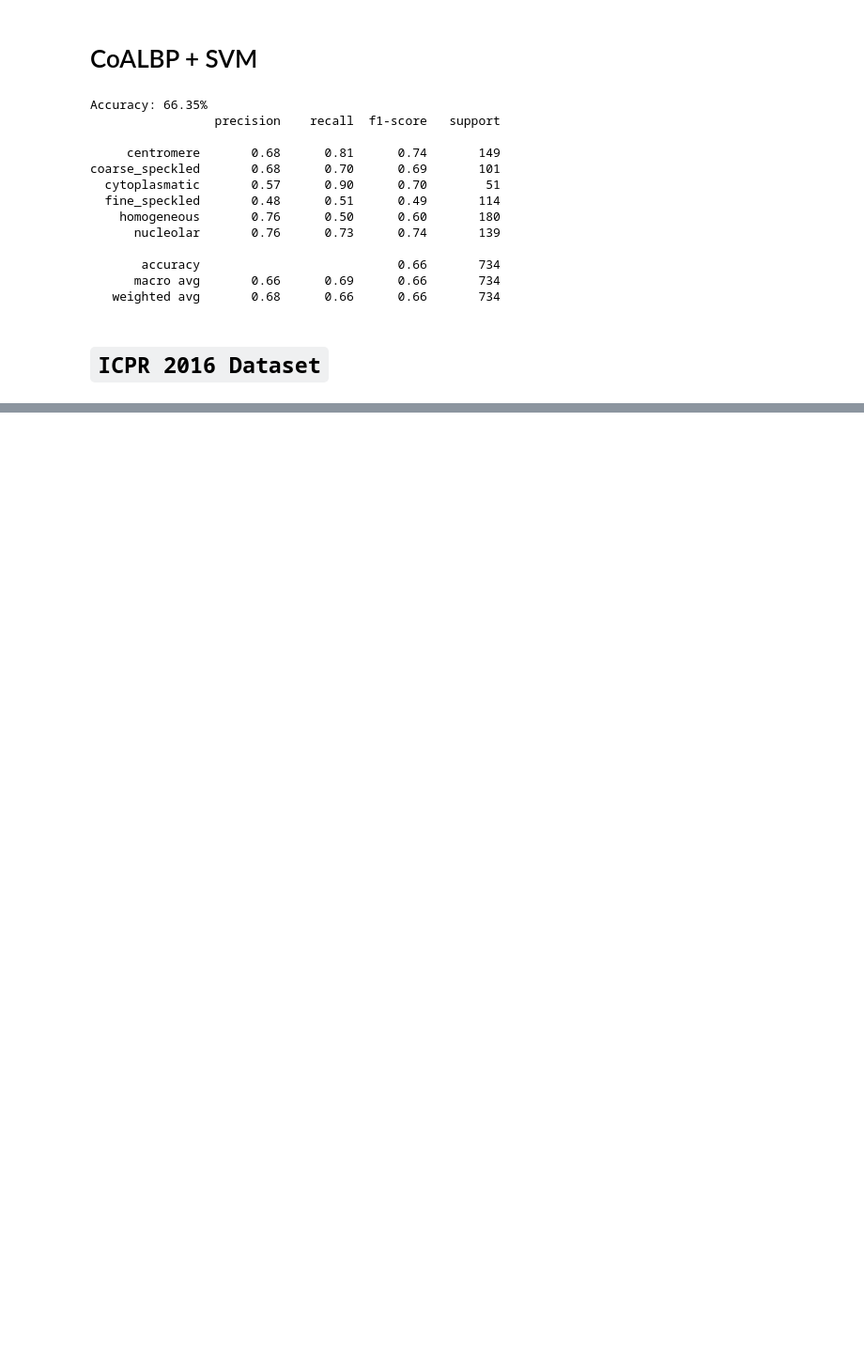
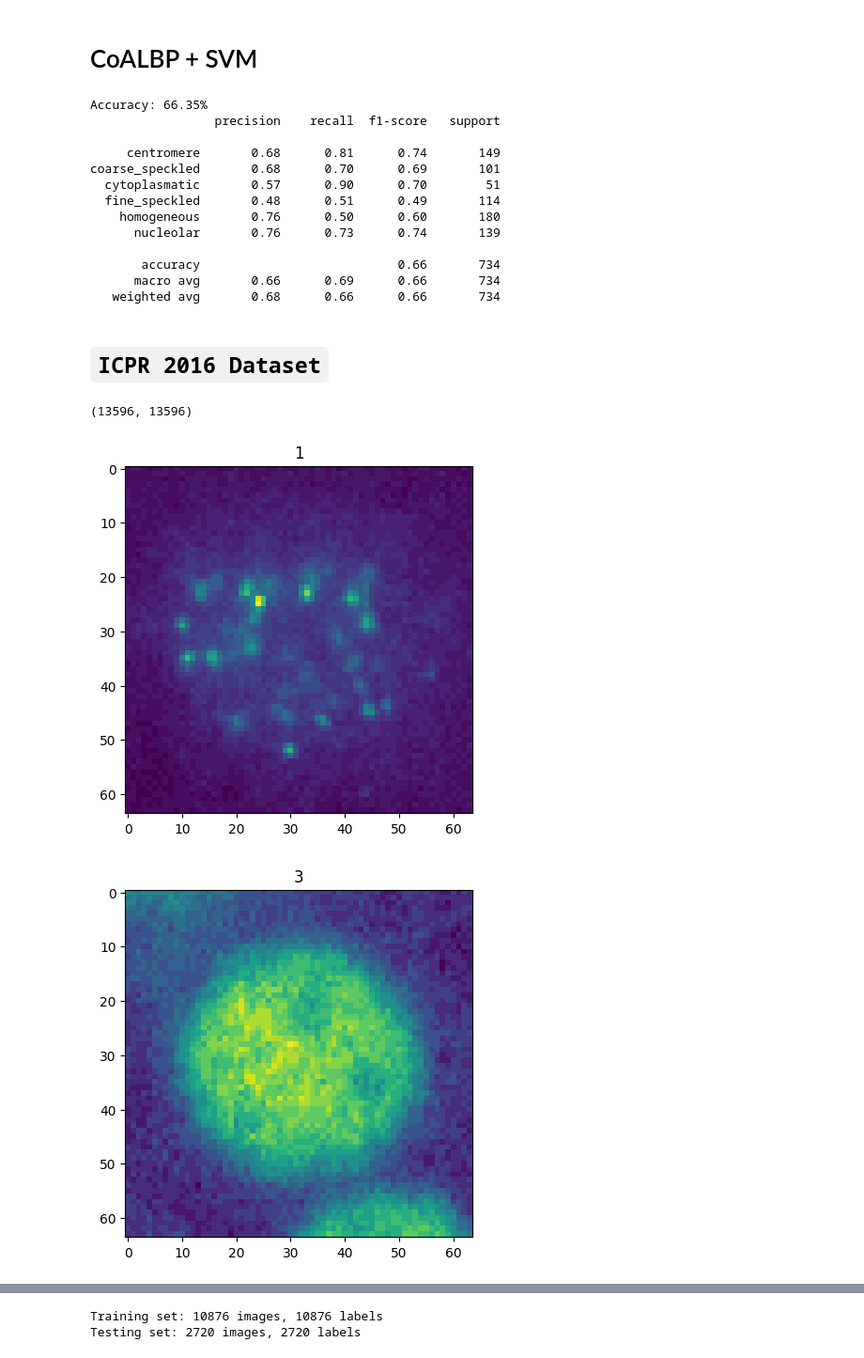
Before and after one commit to TanishqSharma2022/HEp2-Cell-Classification-Survey, a Jupyter notebook: CoALBP-SVM/main.ipynb, the cells around one changed output, grey strips where cells are left out. Shown at 94% size. Drawn from its saved outputs; the diff is of its cells as text; code cells hidden in the pictures; blank space fills up the shorter version.

Commit message:
updated svm for icpr 2014 dataset

```diff
--- a/CoALBP-SVM/main.ipynb
+++ b/CoALBP-SVM/main.ipynb
@@ -618,5 +619,3 @@ coarse_speckled       0.68      0.70      0.69       101
    weighted avg       0.68      0.66      0.66       734
 # %% [markdown]
 # `ICPR 2016 Dataset`
-# %%
-def load_images_whole():
@@ -622,0 +633,40 @@ def load_images_whole():
+# %%
+def load_images_whole(main_folder):
+    labels = []
+    images = []
+    path = '../ICPR_HEp2016/whole'
+    for image_name in os.listdir(path):
+        target, name = image_name.split(sep="_")
+        folder_path = os.path.join(main_folder,"whole", image_name)
+        # print(folder_path, target, string_to_target(target))
+        img = Image.open(folder_path).convert('L')
+        img = img.resize((64, 64))  # Resize to a fixed size
+        img_array = np.array(img)
+        img = img.filter(ImageFilter.GaussianBlur(radius=1))
+        img_array = img_array.flatten()
+        images.append(img_array)
+
+        labels.append(string_to_target(target))
+    return images, labels
+# %%
+i3a_image_path = "C:\\Users\\TANISHQ\\Documents\\GitHub\\HEp2-Cell-Classification-Survey\\ICPR_HEp2016\\"
+
+image, target = (load_images_whole(i3a_image_path))
+# %%
+len(image), len(target)
+# %% [output]
+(13596, 13596)
+# %%
+import matplotlib.pyplot as plt
+plt.imshow(image[0].reshape((64, 64)))
+plt.title(target[0])
+plt.show()
+plt.imshow(image[4000].reshape((64, 64)))
+plt.title(target[4000])
+plt.show()
+plt.imshow(image[5000].reshape((64, 64)))
+plt.title(target[5000])
+plt.show()
+# %% [output]
+[figure, added]
+[figure, added]
@@ -622,0 +676,17 @@ def load_images_whole():
+# %%
+from sklearn.model_selection import train_test_split
+
+# Assuming `image` is a list or array of 13596 images
+# and `target` is a list or array of corresponding labels from 1 to 6
+
+# Split data into training and testing sets
+X_train, X_test, y_train, y_test = train_test_split(
+    image, target, test_size=0.2, random_state=42  # Adjust test_size as needed
+)
+
+# Check the shapes to confirm
+print(f"Training set: {len(X_train)} images, {len(y_train)} labels")
+print(f"Testing set: {len(X_test)} images, {len(y_test)} labels")
+# %% [output]
+Training set: 10876 images, 10876 labels
+Testing set: 2720 images, 2720 labels
```
Also changed, not shown: parts of 11 cells of this notebook, 2 other files.
